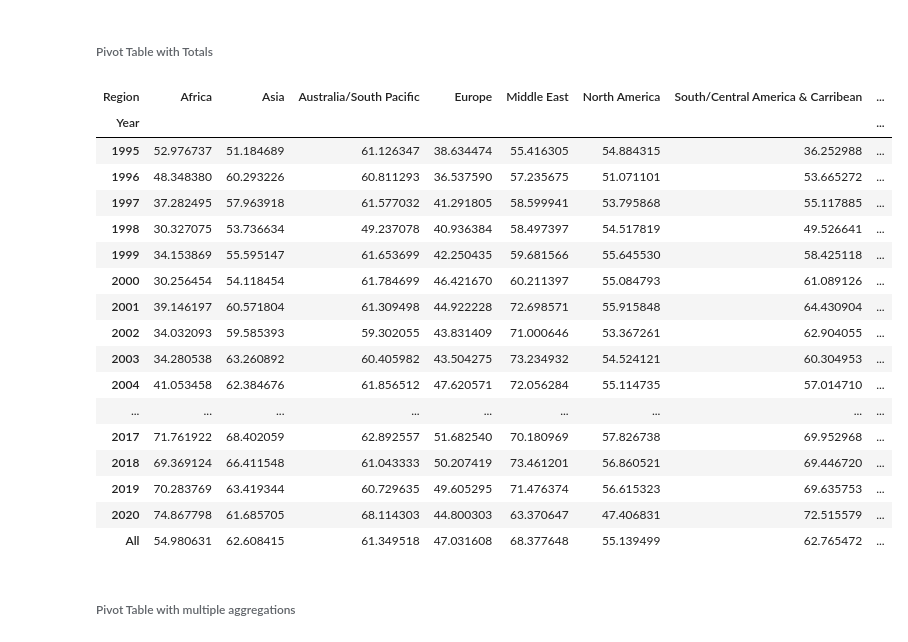
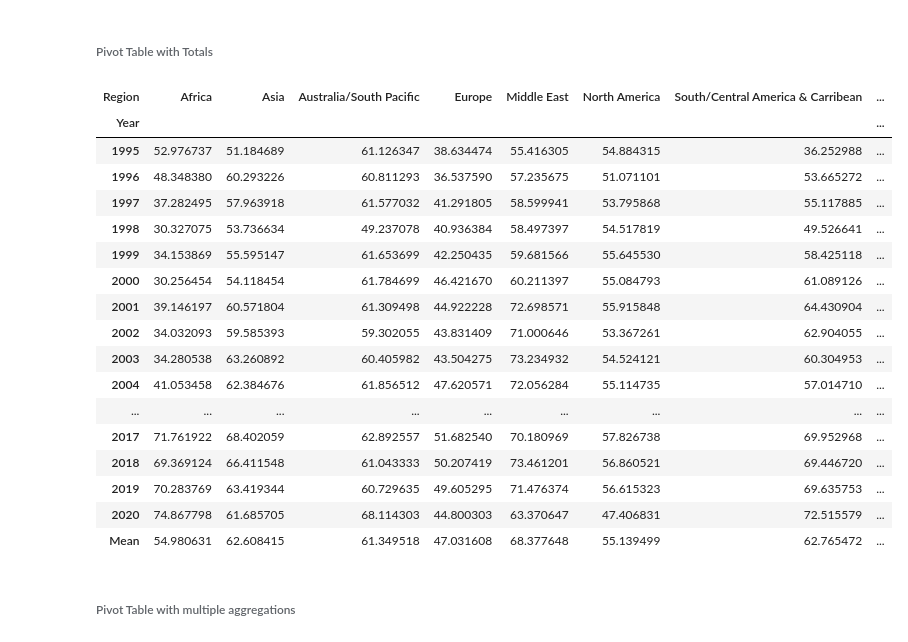
Before and after one commit to SammyOngaya/data2ml, a Jupyter notebook: pandas-function.ipynb, the cells around one changed output. Saved outputs shown, nothing was run; the diff lists cells and outputs as text; code cells hidden in the pictures.

```diff
--- a/pandas-function.ipynb
+++ b/pandas-function.ipynb
@@ -673,26 +685,27 @@ pd.pivot_table(continental_temperature_df,index=['Year'],columns=['Region'],valu
 # %% [markdown]
 ###### Pivot Table with Totals
 # %%
-pd.pivot_table(continental_temperature_df,index=['Year'],columns=['Region'],values='AvgTemperature',aggfunc=np.mean,margins=True)
+pd.pivot_table(continental_temperature_df,index=['Year'],columns=['Region'],values='AvgTemperature',
+               aggfunc=np.mean,margins=True,margins_name='Mean')
 # %% [output]
 | Region | Africa | Asia | Australia/South Pacific | Europe | Middle East | North America | South/Central America & Carribean | ... |
 | Year |  |  |  |  |  |  |  | ... |
 | 1995 | 52.976737 | 51.184689 | 61.126347 | 38.634474 | 55.416305 | 54.884315 | 36.252988 | ... |
 | 1996 | 48.348380 | 60.293226 | 60.811293 | 36.537590 | 57.235675 | 51.071101 | 53.665272 | ... |
 | 1997 | 37.282495 | 57.963918 | 61.577032 | 41.291805 | 58.599941 | 53.795868 | 55.117885 | ... |
 | 1998 | 30.327075 | 53.736634 | 49.237078 | 40.936384 | 58.497397 | 54.517819 | 49.526641 | ... |
 | 1999 | 34.153869 | 55.595147 | 61.653699 | 42.250435 | 59.681566 | 55.645530 | 58.425118 | ... |
 | 2000 | 30.256454 | 54.118454 | 61.784699 | 46.421670 | 60.211397 | 55.084793 | 61.089126 | ... |
 | 2001 | 39.146197 | 60.571804 | 61.309498 | 44.922228 | 72.698571 | 55.915848 | 64.430904 | ... |
 | 2002 | 34.032093 | 59.585393 | 59.302055 | 43.831409 | 71.000646 | 53.367261 | 62.904055 | ... |
 | 2003 | 34.280538 | 63.260892 | 60.405982 | 43.504275 | 73.234932 | 54.524121 | 60.304953 | ... |
 | 2004 | 41.053458 | 62.384676 | 61.856512 | 47.620571 | 72.056284 | 55.114735 | 57.014710 | ... |
 | ... | ... | ... | ... | ... | ... | ... | ... | ... |
 | 2017 | 71.761922 | 68.402059 | 62.892557 | 51.682540 | 70.180969 | 57.826738 | 69.952968 | ... |
 | 2018 | 69.369124 | 66.411548 | 61.043333 | 50.207419 | 73.461201 | 56.860521 | 69.446720 | ... |
 | 2019 | 70.283769 | 63.419344 | 60.729635 | 49.605295 | 71.476374 | 56.615323 | 69.635753 | ... |
 | 2020 | 74.867798 | 61.685705 | 68.114303 | 44.800303 | 63.370647 | 47.406831 | 72.515579 | ... |
-| All | 54.980631 | 62.608415 | 61.349518 | 47.031608 | 68.377648 | 55.139499 | 62.765472 | ... |
+| Mean | 54.980631 | 62.608415 | 61.349518 | 47.031608 | 68.377648 | 55.139499 | 62.765472 | ... |
 # %% [markdown]
 ###### Pivot Table with multiple aggregations
 # %%
```
Also changed, not shown: parts of 40 cells of this notebook, 1 other file.
